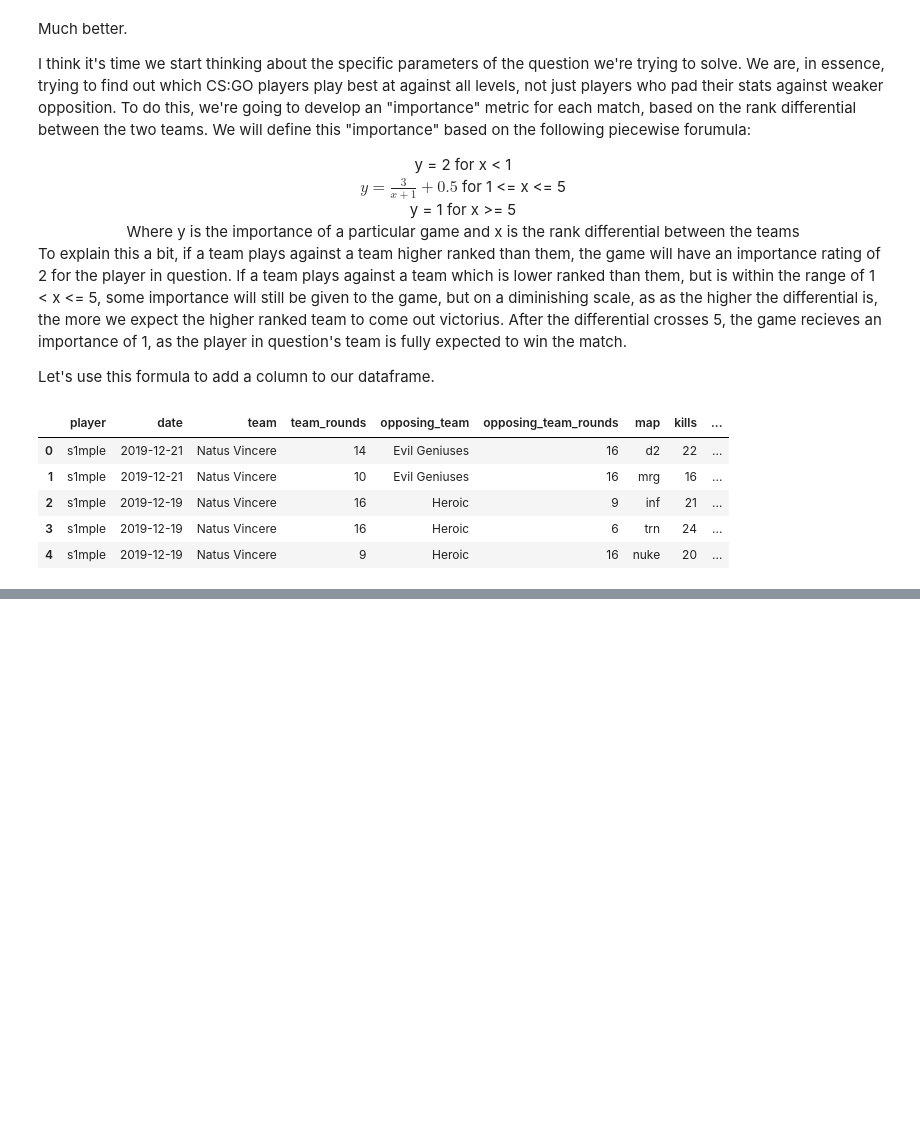
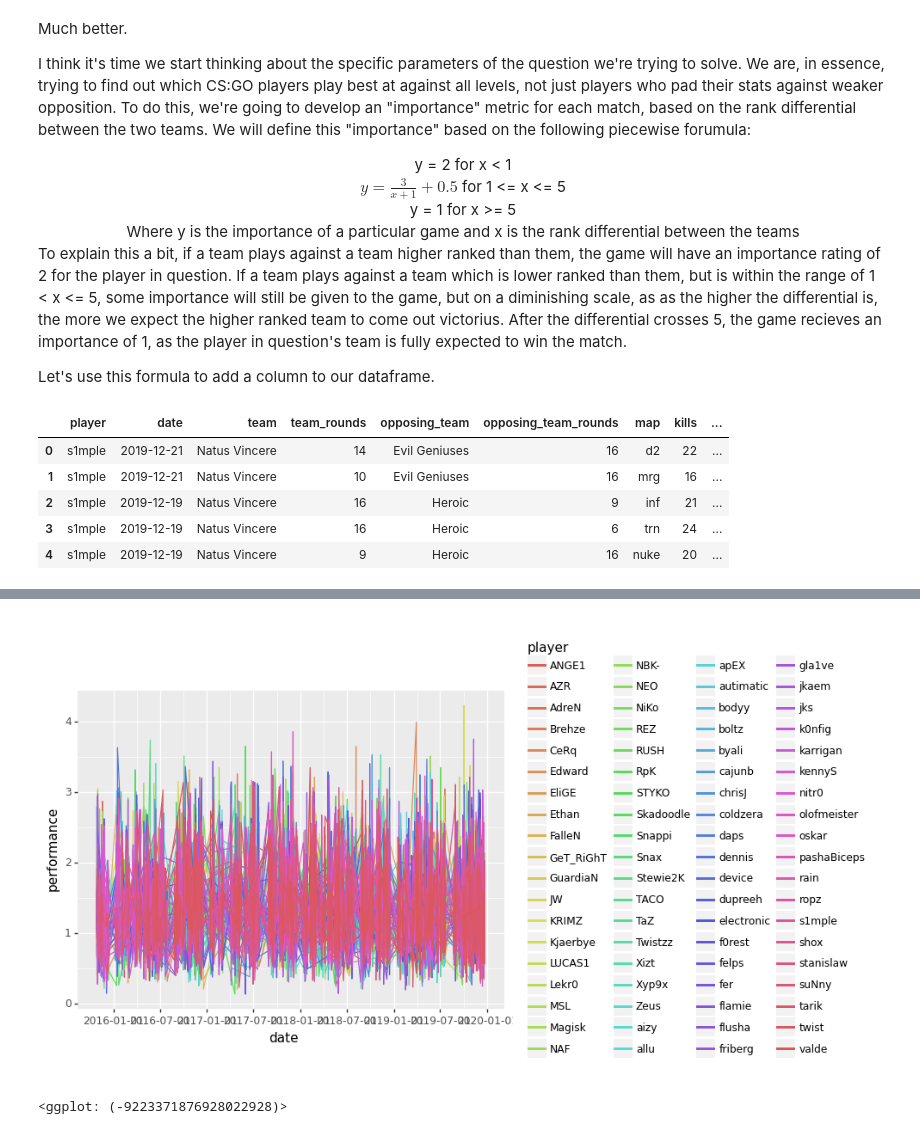
Before and after one commit to SphinxNumberNine/CS-GO-Data-Analysis, a Jupyter notebook: report.ipynb, the cells around one changed output, grey strips where cells are left out. Cells and saved outputs as stored; diff of their text form; code cells hidden in the pictures; blank space fills up the shorter version.

```diff
--- a/report.ipynb
+++ b/report.ipynb
@@ -286,7 +287,7 @@ if not os.path.exists(tidied_player_data_path):
     player_data["kills"] = pd.to_numeric(player_data["kills"])
     player_data["deaths"] = pd.to_numeric(player_data["deaths"])
     player_data["differential"] = pd.to_numeric(player_data["differential"])
-    player_data["rating"] = player_data["rating"].replace("*", "")
+    player_data["rating"] = player_data["rating"].replace(to_replace="\*", value="", regex=True)
     player_data["rating"] = player_data["rating"].str.strip()
 
     # adding necessary fields
@@ -371,0 +449,6 @@ player_data.head()
+# %%
+(ggplot(player_data, aes(x="date", y="performance"))
+    + geom_line(aes(color="player")))
+# %% [output]
+[figure, added]
+<ggplot: (-9223371876928022928)>
```
Also changed, not shown: parts of 11 cells of this notebook, 1 other file.
